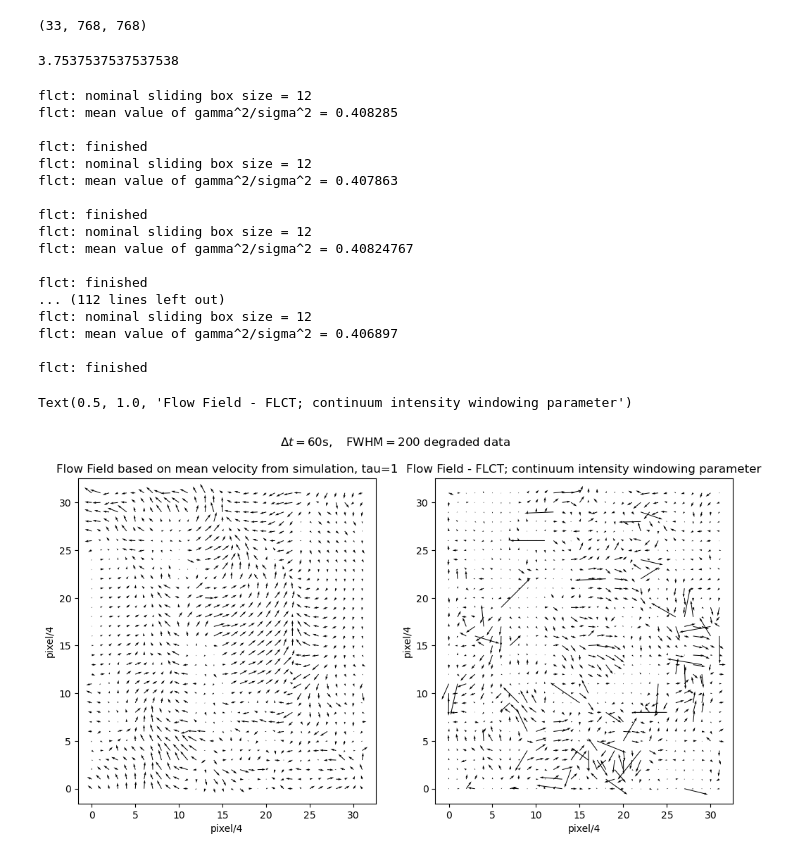
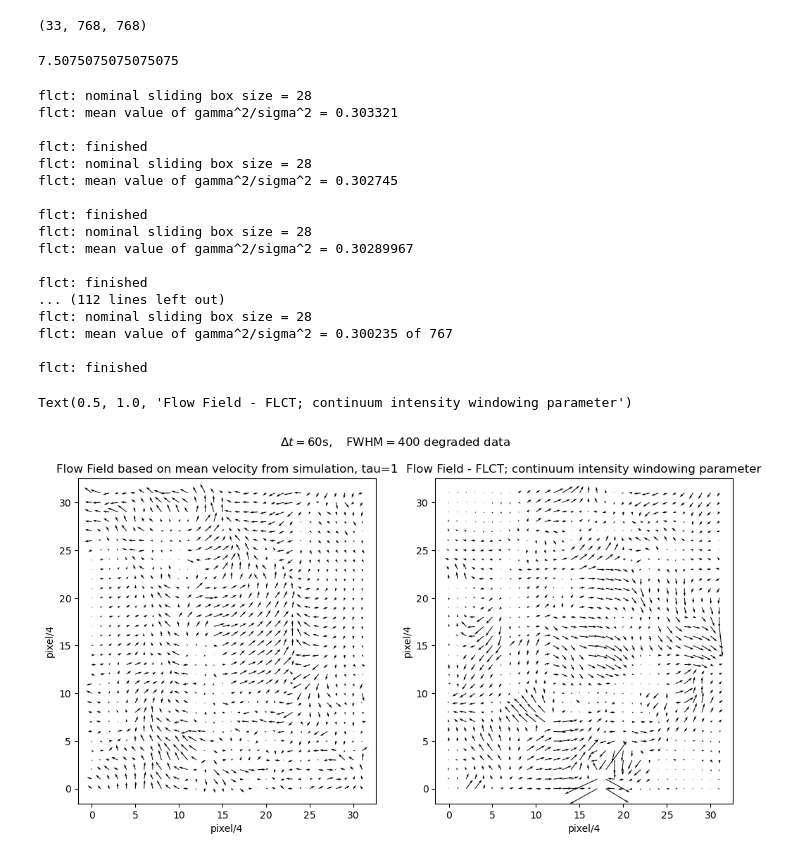
Before and after one commit to TheodoreKostic/Tracking_features, a Jupyter notebook: ISSI_Flow_tracking/Degraded_data_QS_testing.ipynb, the cells around one changed output. Cells and saved outputs as stored; diff of their text form; code cells hidden in the pictures.

```diff
--- a/ISSI_Flow_tracking/Degraded_data_QS_testing.ipynb
+++ b/ISSI_Flow_tracking/Degraded_data_QS_testing.ipynb
@@ -169,13 +169,13 @@ np.shape(cube)
 (33, 768, 768)
 # %%
 # Defining FWHM, delta_t and pixelsize
-FWHM = 200 # km
+FWHM = 400 # km
 delta_t = 60 # s
 pixelsize = 32 # km
 sigma = FWHM/1.665/pixelsize
 print(sigma)
 # %% [output]
-3.7537537537537538
+7.5075075075075075
 # %%
 Vel_x_I = []
 Vel_y_I = []
@@ -190,21 +190,21 @@ Vel_x_I = np.asarray(Vel_x_I)
 Vel_y_I = np.asarray(Vel_y_I)
 Vm_I = np.asarray(Vm_I)
 # %% [output]
-flct: nominal sliding box size = 12
-flct: mean value of gamma^2/sigma^2 = 0.408285
+flct: nominal sliding box size = 28
+flct: mean value of gamma^2/sigma^2 = 0.303321
 
 flct: finished
-flct: nominal sliding box size = 12
-flct: mean value of gamma^2/sigma^2 = 0.407863
+flct: nominal sliding box size = 28
+flct: mean value of gamma^2/sigma^2 = 0.302745
 
 flct: finished
-flct: nominal sliding box size = 12
-flct: mean value of gamma^2/sigma^2 = 0.40824767
+flct: nominal sliding box size = 28
+flct: mean value of gamma^2/sigma^2 = 0.30289967
 
 flct: finished
 ... (112 lines left out)
-flct: nominal sliding box size = 12
-flct: mean value of gamma^2/sigma^2 = 0.406897
+flct: nominal sliding box size = 28
+flct: mean value of gamma^2/sigma^2 = 0.300235 of 767
 
 flct: finished
 # %%
@@ -228,30 +228,30 @@ Vy_mean = np.asarray(Vy_mean)
 # %%
 i_start = 0
 j_start = 0
 i_end = 128
 j_end = 128
 # But first we need to create a meshgrid on which the flow field will be plotted
 X = np.arange(0, 32, 1)
 Y = np.arange(0, 32, 1)
 U, V = np.meshgrid(X, Y)
 
 
 # Plotting the first image
 fig = plt.figure(figsize=(12, 6))
-fig.suptitle(r'$\Delta t=60\mathrm{s}, \quad \mathrm{FWHM}=200$' + " degraded data")
+fig.suptitle(r'$\Delta t=60\mathrm{s}, \quad \mathrm{FWHM}=400$' + " degraded data")
 ax1 = fig.add_subplot(121)
 ax1.set_xlabel("pixel/4")
 ax1.set_ylabel("pixel/4")
 ax1.quiver(U[i_start:i_end, j_start:j_end], V[i_start:i_end, j_start:j_end], \
            Vx_mean[5,i_start:i_end:4, j_start:j_end:4], Vy_mean[5,i_start:i_end:4, j_start:j_end:4])
 ax1.set_title("Flow Field based on mean velocity from simulation, tau=1")
 
 ax2 = fig.add_subplot(122)
 ax2.set_xlabel("pixel/4")
 ax2.set_ylabel("pixel/4")
 ax2.quiver(U[i_start:i_end, j_start:j_end], V[i_start:i_end, j_start:j_end], \
           Vel_x_I[15,i_start:i_end:4, j_start:j_end:4], Vel_y_I[15,i_start:i_end:4, j_start:j_end:4])
 ax2.set_title("Flow Field - FLCT; continuum intensity windowing parameter")
 # %% [output]
 Text(0.5, 1.0, 'Flow Field - FLCT; continuum intensity windowing parameter')
-[figure, old version]
+[figure, new version]
```
